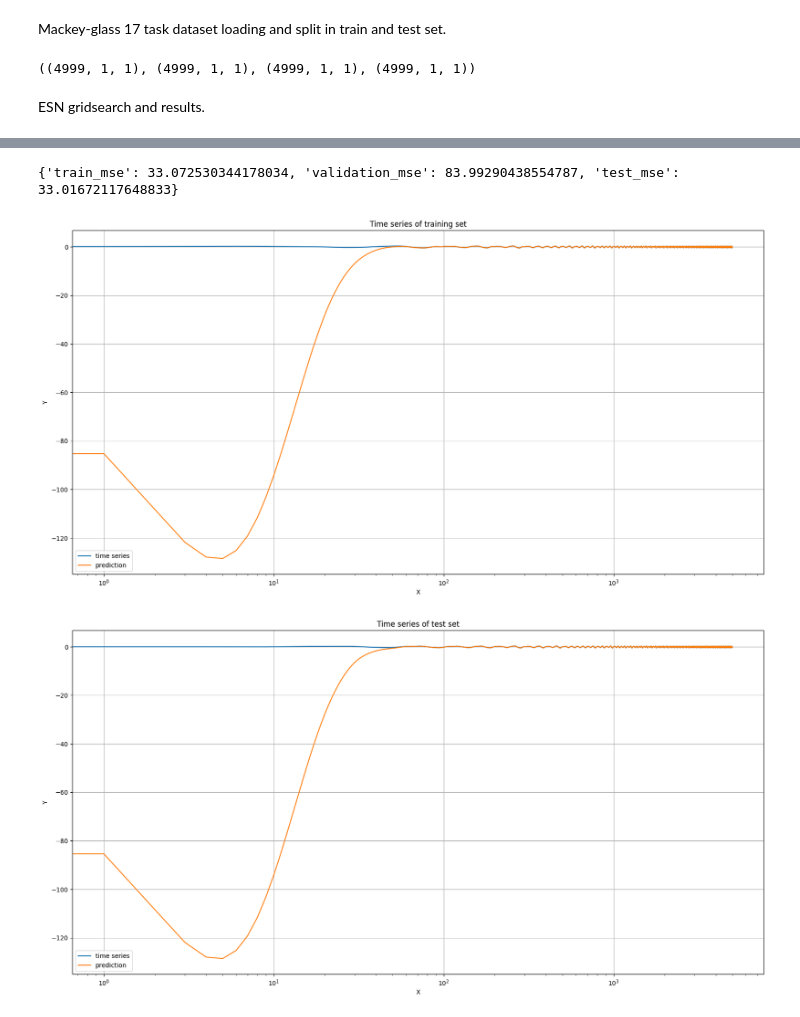
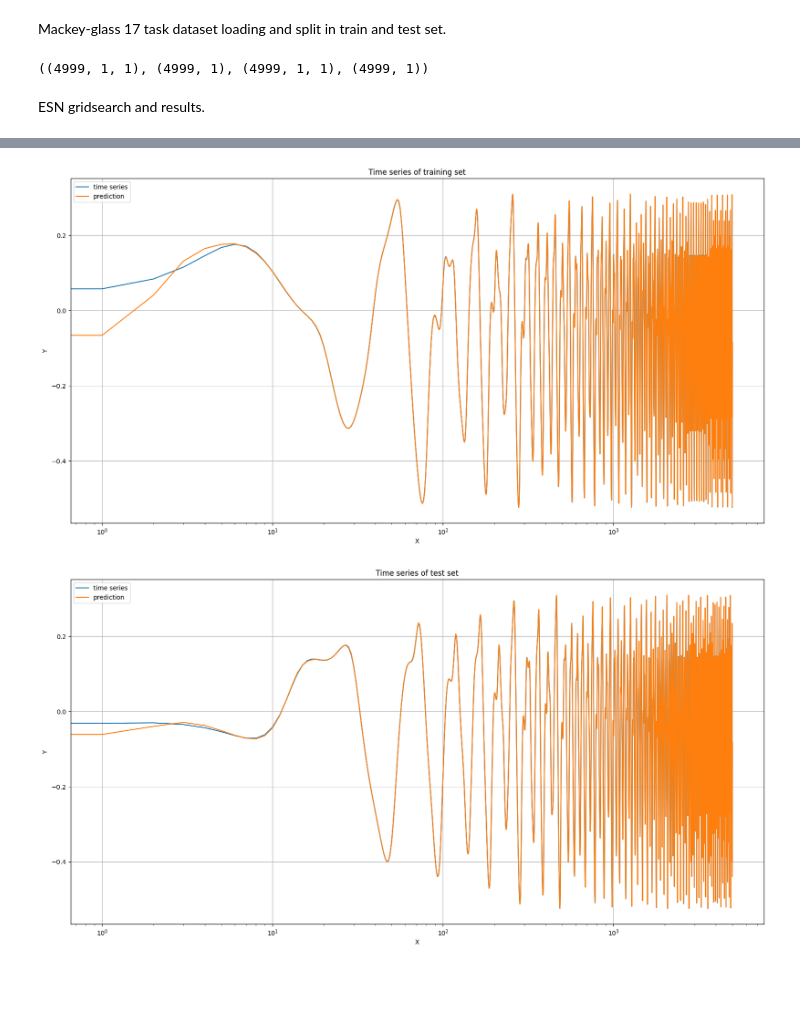
Before and after one commit to GeremiaPompei/cns_lab, a Jupyter notebook: LAB3_2/esn.ipynb, the cells around one changed output, grey strips where cells are left out. Drawn from its saved outputs; the diff is of its cells as text; code cells hidden in the pictures; blank space fills up the shorter version.

```diff
--- a/LAB3_2/esn.ipynb
+++ b/LAB3_2/esn.ipynb
@@ -128,3 +127,15 @@ def mse(Y, P):
+# %%
+def mse(Y: np.array, P: np.array) -> float:
+    """
+    Function able to compute the Mean Square Error between predictions and outputs.
+
+    Y: Output values.
+    P: Predictions.
+
+    returns:
+        float: Value of MSE.
+    """
+    return ((Y - P) ** 2).mean()
 # %% [markdown]
 Echo State Network class model.
 # %%
@@ -166,5 +244,15 @@ class ESN:
 # %%
-def create_and_train_by_config(X_TR, Y_TR, config):
+def create_and_train_by_config(X_TR: np.array, Y_TR: np.array, config: dict) -> ESN:
+    """
+    Function able to create an ESN model from a configuration and train it.
+
+    X_TR: Input time series.
+    Y_TR: Output values.
+    config: Configuration containing hyperparams.
+
+    returns:
+        ESN: Trained model.
+    """
     model = ESN(
         X_TR.shape[-1],
         config['hidden_size'],
@@ -207,8 +295,7 @@ def gridsearch(
     returns: A tuple of 4 variables related to the result of training function during the model evaluation phase (training on entire training set and test on test set).
     """
     configs = [dict(zip(configs.keys(), t)) for t in itertools.product(*configs.values())]
-    best_config = {}
-    best_loss = None
+    best_config, best_loss = {}, None
     X_TR, Y_TR = TR
     X_TS, Y_TS = TS
     for i, config in enumerate(tqdm(configs)):
@@ -284,27 +384,27 @@ with open(f'MG17.csv') as file:
     TS_mg17 = data[tr_size:]
 
 TR_X_mg17 = TR_mg17[:-1].reshape(-1, 1, 1)
-TR_Y_mg17 = TR_mg17[1:].reshape(-1, 1, 1)
+TR_Y_mg17 = TR_mg17[1:].reshape(-1, 1)
 TS_X_mg17 = TS_mg17[:-1].reshape(-1, 1, 1)
-TS_Y_mg17 = TS_mg17[1:].reshape(-1, 1, 1)
+TS_Y_mg17 = TS_mg17[1:].reshape(-1, 1)
 
 TR_X_mg17.shape, TR_Y_mg17.shape, TS_X_mg17.shape, TS_Y_mg17.shape
 # %% [output]
-((4999, 1, 1), (4999, 1, 1), (4999, 1, 1), (4999, 1, 1))
+((4999, 1, 1), (4999, 1), (4999, 1, 1), (4999, 1))
 # %% [markdown]
 ESN gridsearch and results.
 # %%
-esn_save_name = 'rsn_mg17'
+esn_save_name = 'esn_mg17'
 
 mg17_tr_loss, mg17_ts_loss, mg17_tr_preds, mg17_ts_preds = gridsearch(
     configs=dict(
-        hidden_size=[100],
-        input_scaling=[0.2],
-        spectral_radius=[0.99],
-        leakage_rate=[0.2],
-        sparsity=[0.9],
+        hidden_size=[50, 100, 200],
+        input_scaling=[0.1, 0.5],
+        spectral_radius=[0.8, 0.9],
+        leakage_rate=[0.2, 0.8],
+        sparsity=[0.9, 0.5],
         reg=[1e-5],
-        transient=[100]
+        transient=[100, 150]
     ),
     TR=(TR_X_mg17, TR_Y_mg17),
     TS=(TS_X_mg17, TS_Y_mg17),
@@ -321,3 +435,2 @@ Retraining...
-{'train_mse': 33.072530344178034, 'validation_mse': 83.99290438554787, 'test_mse': 33.01672117648833}
-[figure, old version]
+[figure, new version]
-[figure, old version]
+[figure, new version]
```
Also changed, not shown: parts of 8 cells of this notebook, 9 other files.
